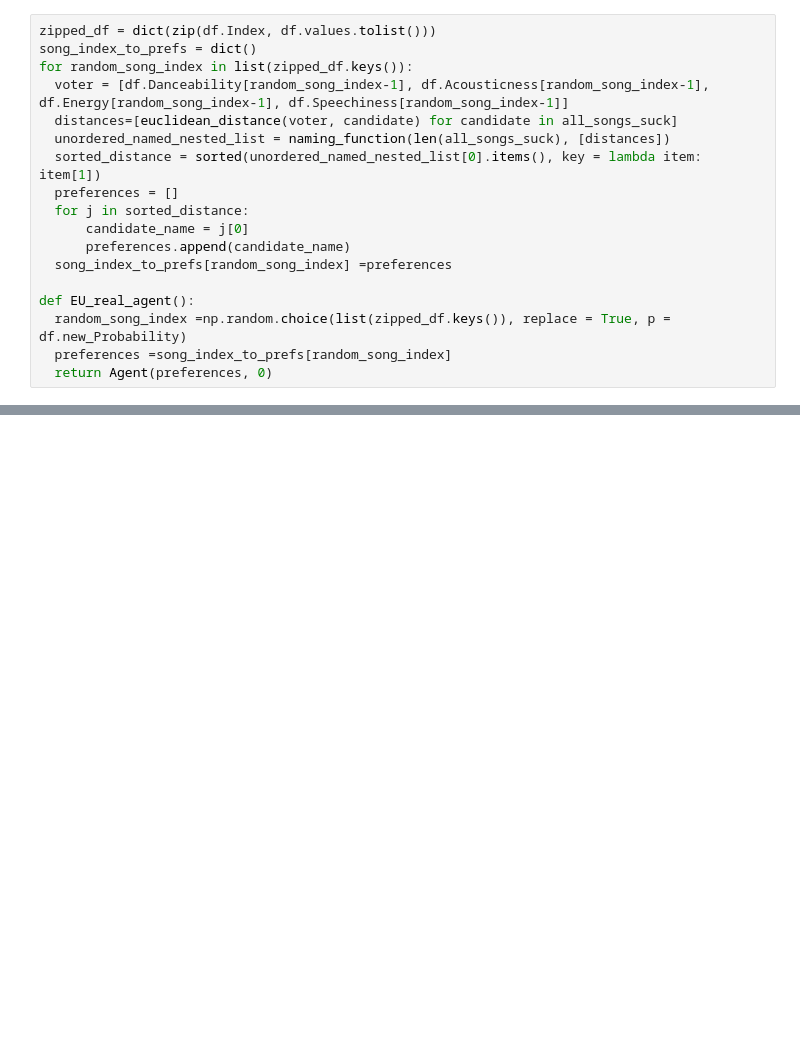
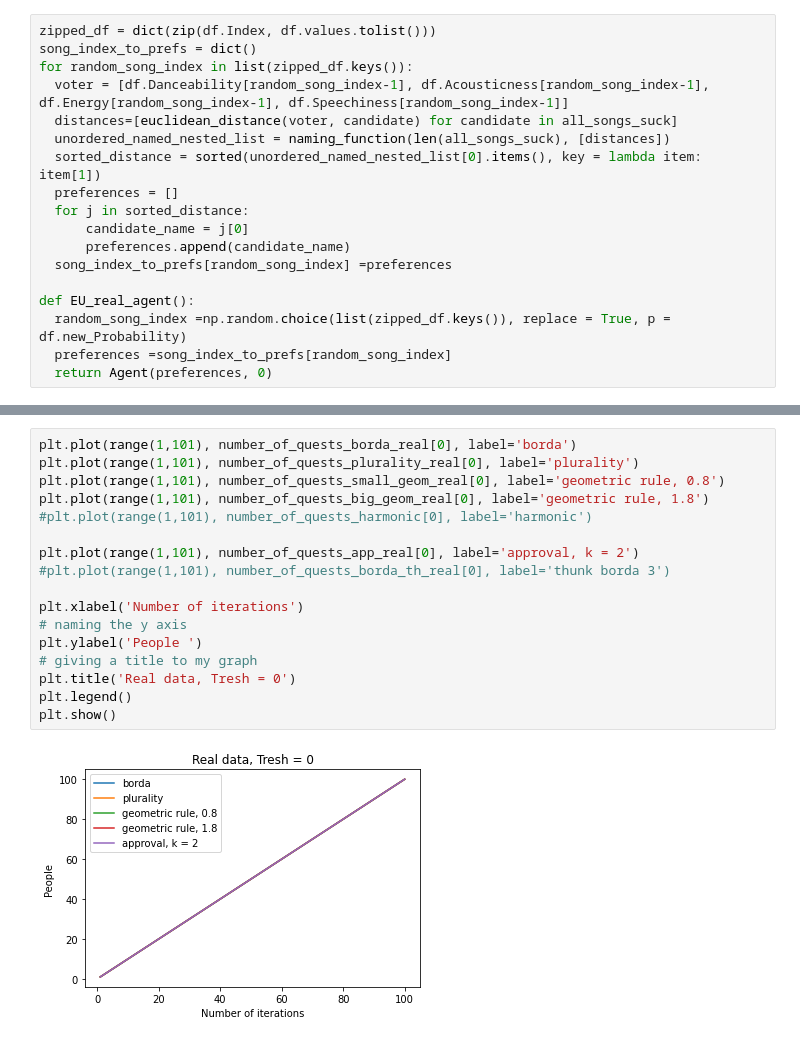
Before and after one commit to dariasunny/Music_group_recom_system, a Jupyter notebook: Real_data.ipynb, the cells around one changed output, grey strips where cells are left out. Drawn from its saved outputs; the diff is of its cells as text; blank space fills up the shorter version.

```diff
--- a/Real_data.ipynb
+++ b/Real_data.ipynb
@@ -369,0 +450,19 @@ plt.show()
+# %%
+plt.plot(range(1,101), number_of_quests_borda_real[0], label='borda')
+plt.plot(range(1,101), number_of_quests_plurality_real[0], label='plurality')
+plt.plot(range(1,101), number_of_quests_small_geom_real[0], label='geometric rule, 0.8')
+plt.plot(range(1,101), number_of_quests_big_geom_real[0], label='geometric rule, 1.8')
+#plt.plot(range(1,101), number_of_quests_harmonic[0], label='harmonic')
+
+plt.plot(range(1,101), number_of_quests_app_real[0], label='approval, k = 2')
+#plt.plot(range(1,101), number_of_quests_borda_th_real[0], label='thunk borda 3')
+
+plt.xlabel('Number of iterations')
+# naming the y axis
+plt.ylabel('People ')
+# giving a title to my graph
+plt.title('Real data, Tresh = 0')
+plt.legend()
+plt.show()
+# %% [output]
+[figure, added]
```
Also changed, not shown: parts of 7 cells of this notebook.
